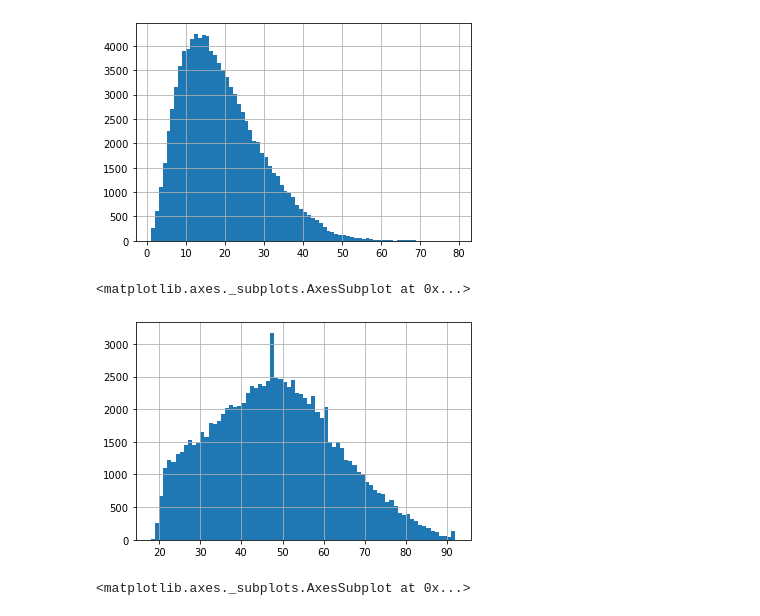
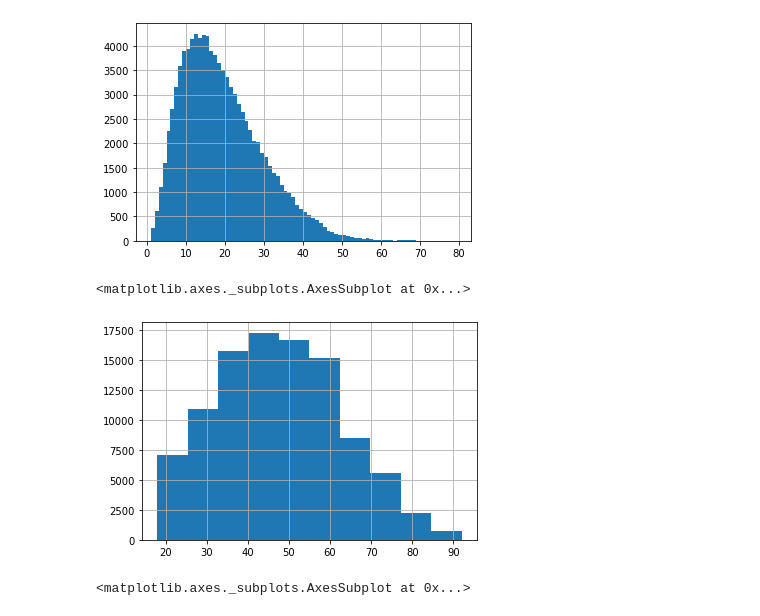
Before and after one commit to vidur2/Internship-Data-Science, a Jupyter notebook: Jupyter Notebook Files/Pandas Usage in ipynb.ipynb, the cells around one changed output. Cells and saved outputs as stored; diff of their text form; code cells hidden in the pictures.

```diff
--- a/Jupyter Notebook Files/Pandas Usage in ipynb.ipynb
+++ b/Jupyter Notebook Files/Pandas Usage in ipynb.ipynb
@@ -132,10 +133,10 @@ discreetDataFrame['TRADES'].hist(bins=78)
 <matplotlib.axes._subplots.AxesSubplot at 0x...>
 [figure]
 # %%
-discreetDataFrame['AGE'].hist(bins=74)
+discreetDataFrame['AGE'].hist(bins=10)
 # %% [output]
 <matplotlib.axes._subplots.AxesSubplot at 0x...>
-[figure, old version]
+[figure, new version]
 # %%
 discreetDataFrame['DELQID'].hist(bins=8)
 # %% [output]
```
Also changed, not shown: parts of 3 cells of this notebook.
